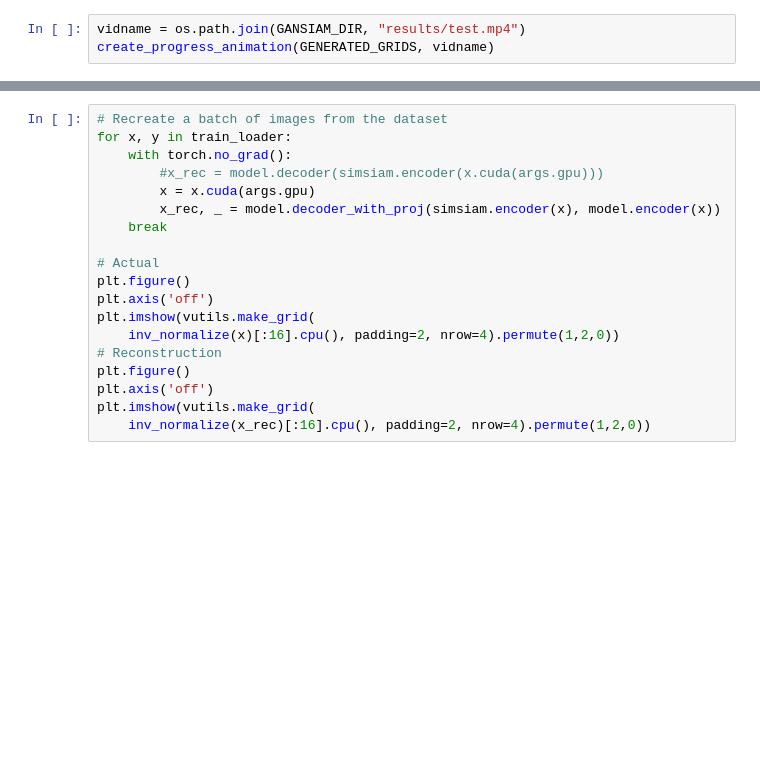
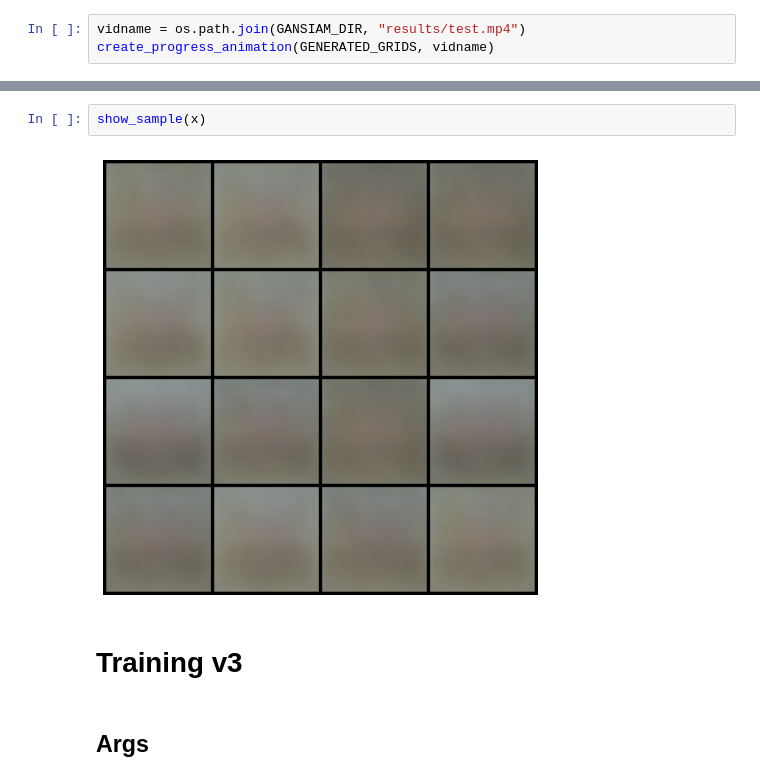
Before and after one commit to zeligism/ConGAN, a Jupyter notebook: GAN_+_SimSiam.ipynb, the cells around one changed output, grey strips where cells are left out. Saved outputs shown, nothing was run; the diff lists cells and outputs as text; blank space fills up the shorter version.

```diff
--- a/GAN_+_SimSiam.ipynb
+++ b/GAN_+_SimSiam.ipynb
@@ -1210,19 +1095,8 @@ RuntimeError: ignored
-# %%
-# Recreate a batch of images from the dataset
-for x, y in train_loader:
-    with torch.no_grad():
-        #x_rec = model.decoder(simsiam.encoder(x.cuda(args.gpu)))
-        x = x.cuda(args.gpu)
-        x_rec, _ = model.decoder_with_proj(simsiam.encoder(x), model.encoder(x))
-    break
-
-# Actual
-plt.figure()
-plt.axis('off')
-plt.imshow(vutils.make_grid(
-    inv_normalize(x)[:16].cpu(), padding=2, nrow=4).permute(1,2,0))
-# Reconstruction
-plt.figure()
-plt.axis('off')
-plt.imshow(vutils.make_grid(
-    inv_normalize(x_rec)[:16].cpu(), padding=2, nrow=4).permute(1,2,0))
+# %%
+show_sample(x)
+# %% [output]
+[figure, added]
+# %% [markdown]
+# Training v3
+# %% [markdown]
+## Args
```
Also changed, not shown: parts of 19 cells of this notebook.
